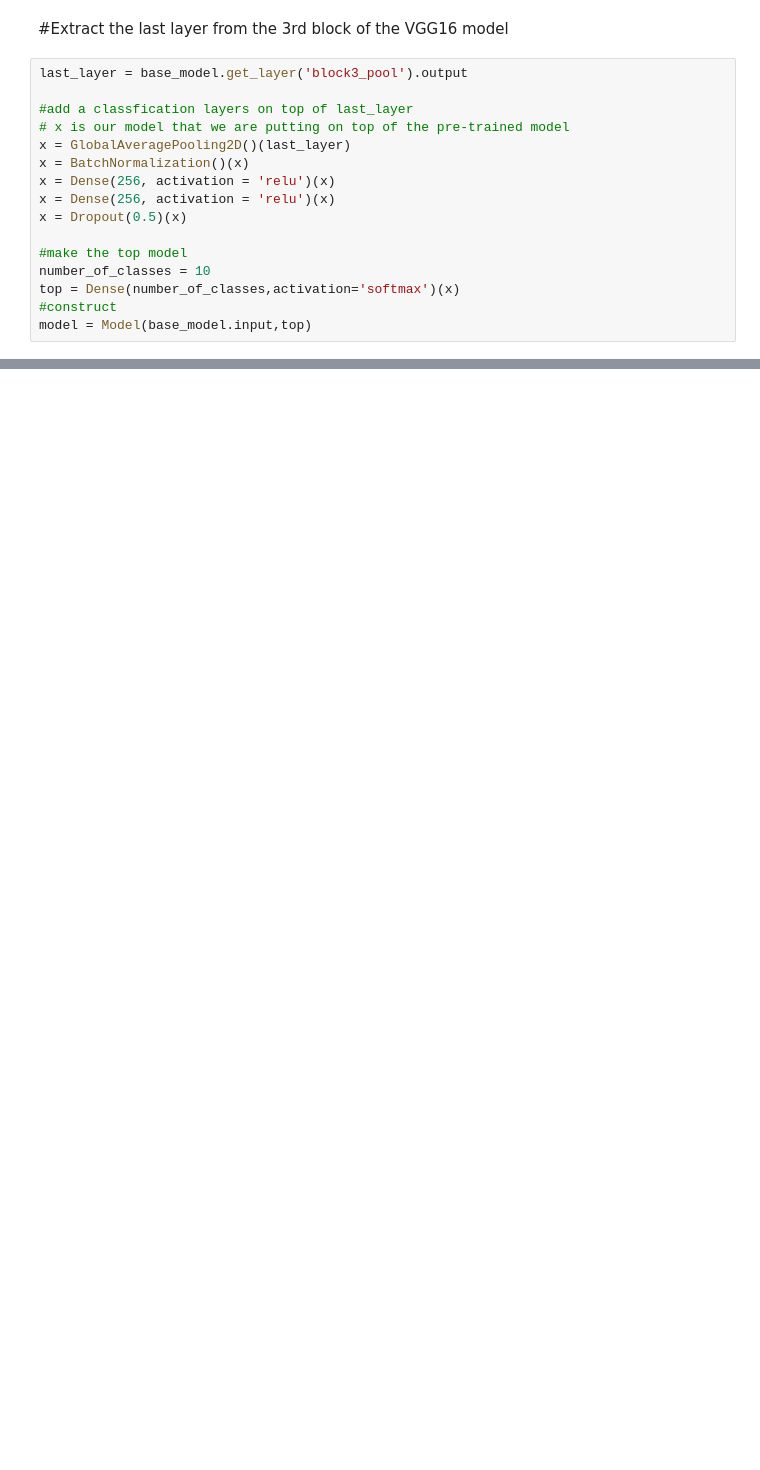
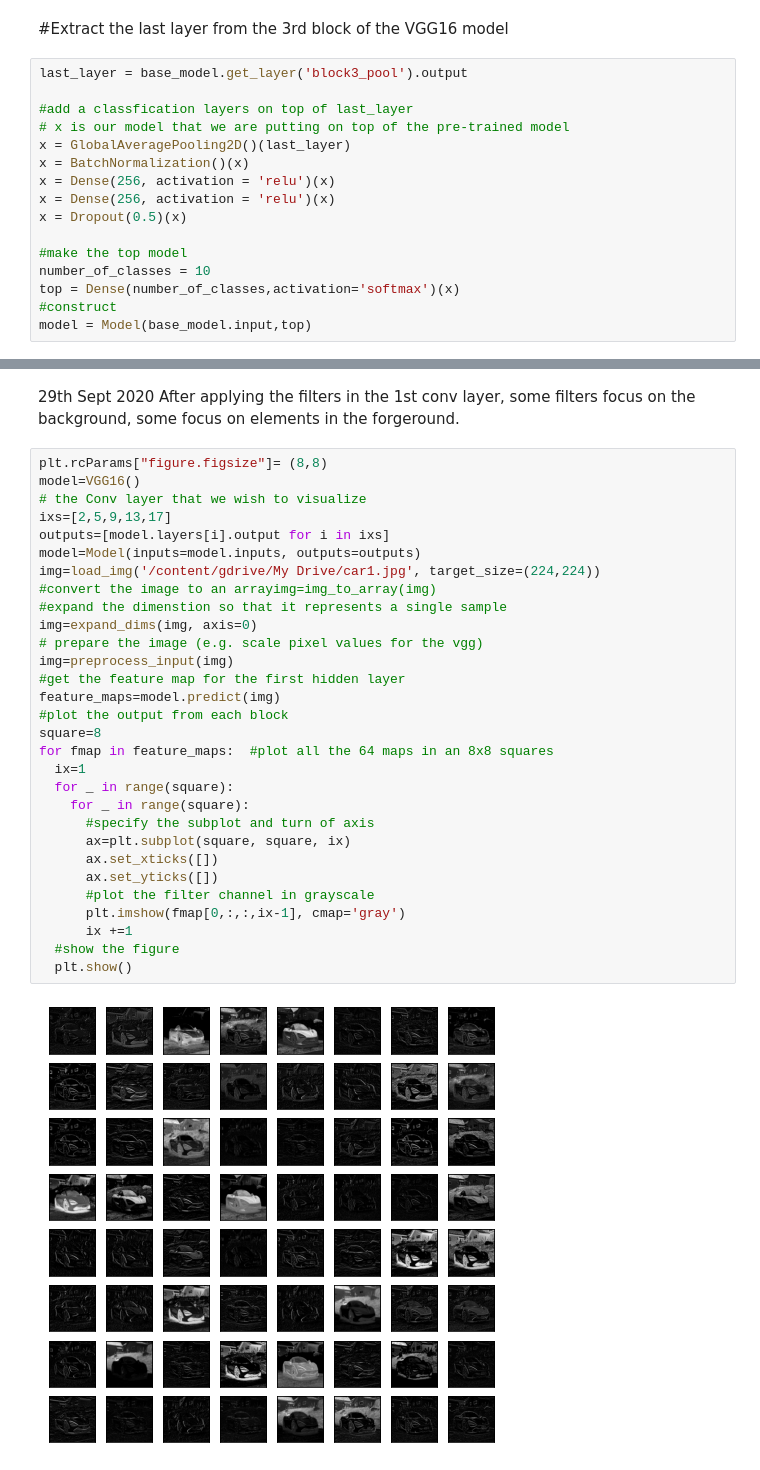
Before and after one commit to CWanjohi/SimpleImageClassifier, a Jupyter notebook: DIP_Coursework.ipynb, the cells around one changed output, grey strips where cells are left out. Cells and saved outputs as stored; diff of their text form; blank space fills up the shorter version.

```diff
--- a/DIP_Coursework.ipynb
+++ b/DIP_Coursework.ipynb
@@ -901,0 +1024,36 @@ _________________________________________________________________
+# %% [markdown]
+29th Sept 2020
+After applying the filters in the 1st conv layer,
+some filters focus on the background, some focus on elements in the forgeround.
+# %%
+plt.rcParams["figure.figsize"]= (8,8)
+model=VGG16()
+# the Conv layer that we wish to visualize
+ixs=[2,5,9,13,17]
+outputs=[model.layers[i].output for i in ixs]
+model=Model(inputs=model.inputs, outputs=outputs)
+img=load_img('/content/gdrive/My Drive/car1.jpg', target_size=(224,224))
+#convert the image to an arrayimg=img_to_array(img)
+#expand the dimenstion so that it represents a single sample
+img=expand_dims(img, axis=0)
+# prepare the image (e.g. scale pixel values for the vgg)
+img=preprocess_input(img)
+#get the feature map for the first hidden layer
+feature_maps=model.predict(img)
+#plot the output from each block
+square=8
+for fmap in feature_maps:  #plot all the 64 maps in an 8x8 squares
+  ix=1
+  for _ in range(square):
+    for _ in range(square):
+      #specify the subplot and turn of axis
+      ax=plt.subplot(square, square, ix)
+      ax.set_xticks([])
+      ax.set_yticks([])
+      #plot the filter channel in grayscale
+      plt.imshow(fmap[0,:,:,ix-1], cmap='gray')
+      ix +=1
+  #show the figure
+  plt.show()
+# %% [output]
+[figure, added]
```
Also changed, not shown: parts of 57 cells of this notebook.
